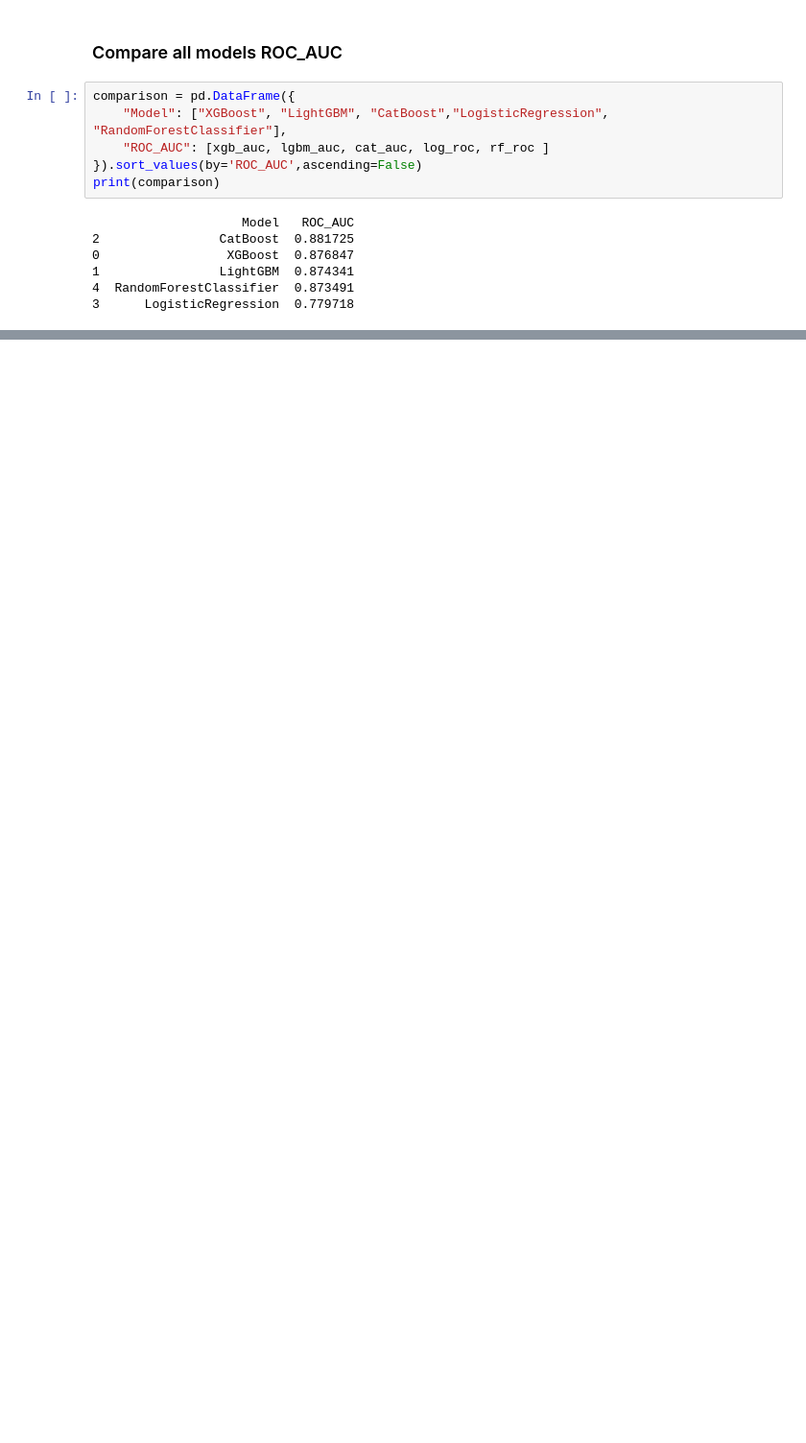
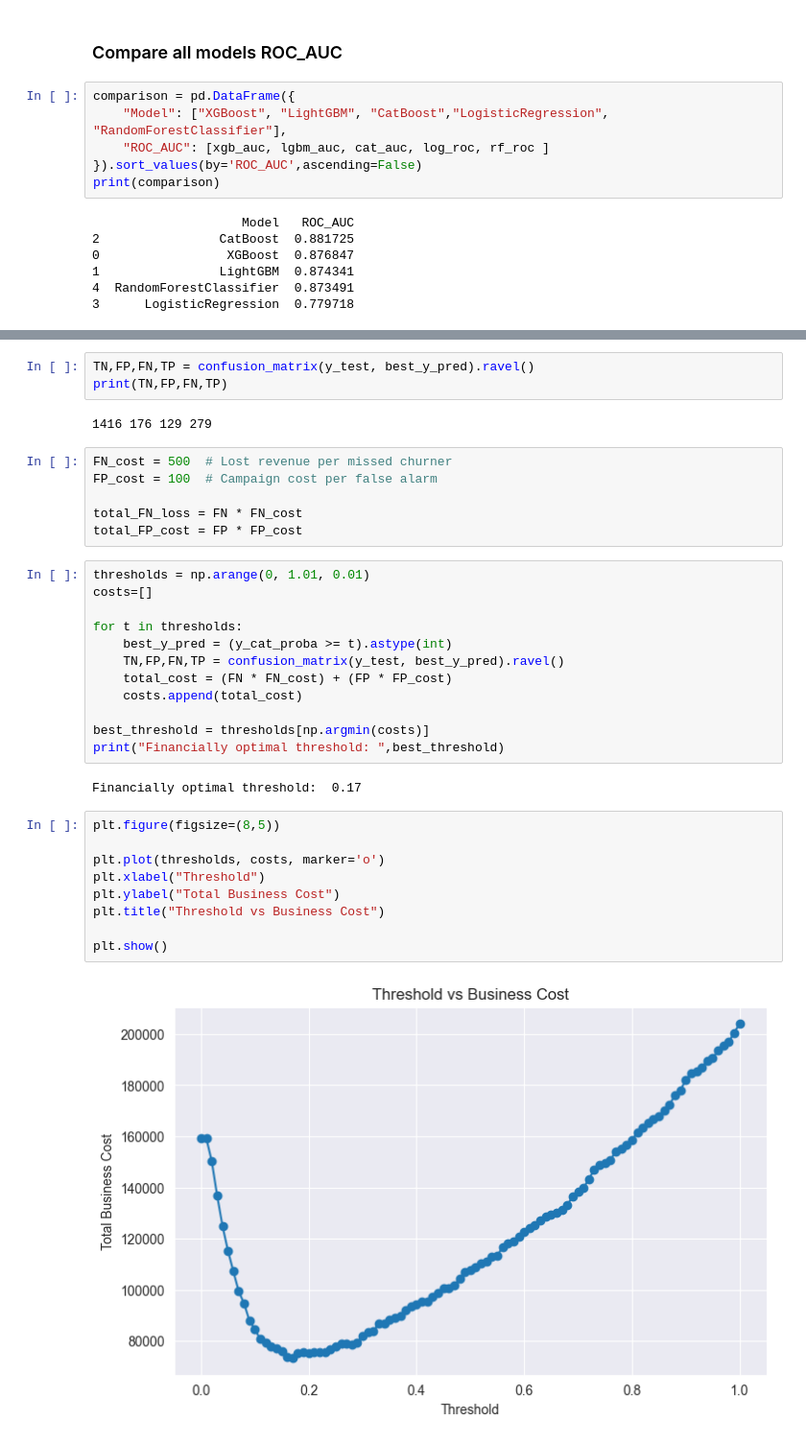
Before and after one commit to Wasima230Sultana/Customer-Churn-Analysis, a Jupyter notebook: Customer-churn.ipynb, the cells around one changed output, grey strips where cells are left out. Shown at 96% size. Cells and saved outputs as stored; diff of their text form; blank space fills up the shorter version.

Commit message:
Add business simulation

```diff
--- a/Customer-churn.ipynb
+++ b/Customer-churn.ipynb
@@ -1200,0 +1202,36 @@ print(comparison)
+# %%
+TN,FP,FN,TP = confusion_matrix(y_test, best_y_pred).ravel()
+print(TN,FP,FN,TP)
+# %% [output]
+1416 176 129 279
+# %%
+FN_cost = 500  # Lost revenue per missed churner
+FP_cost = 100  # Campaign cost per false alarm
+
+total_FN_loss = FN * FN_cost
+total_FP_cost = FP * FP_cost
+# %%
+thresholds = np.arange(0, 1.01, 0.01)
+costs=[]
+
+for t in thresholds:
+    best_y_pred = (y_cat_proba >= t).astype(int)
+    TN,FP,FN,TP = confusion_matrix(y_test, best_y_pred).ravel()
+    total_cost = (FN * FN_cost) + (FP * FP_cost)
+    costs.append(total_cost)
+
+best_threshold = thresholds[np.argmin(costs)]
+print("Financially optimal threshold: ",best_threshold)
+# %% [output]
+Financially optimal threshold:  0.17
+# %%
+plt.figure(figsize=(8,5))
+
+plt.plot(thresholds, costs, marker='o')
+plt.xlabel("Threshold")
+plt.ylabel("Total Business Cost")
+plt.title("Threshold vs Business Cost")
+
+plt.show()
+# %% [output]
+[figure, added]
```
Also changed, not shown: parts of 8 cells of this notebook, 3 other files.
